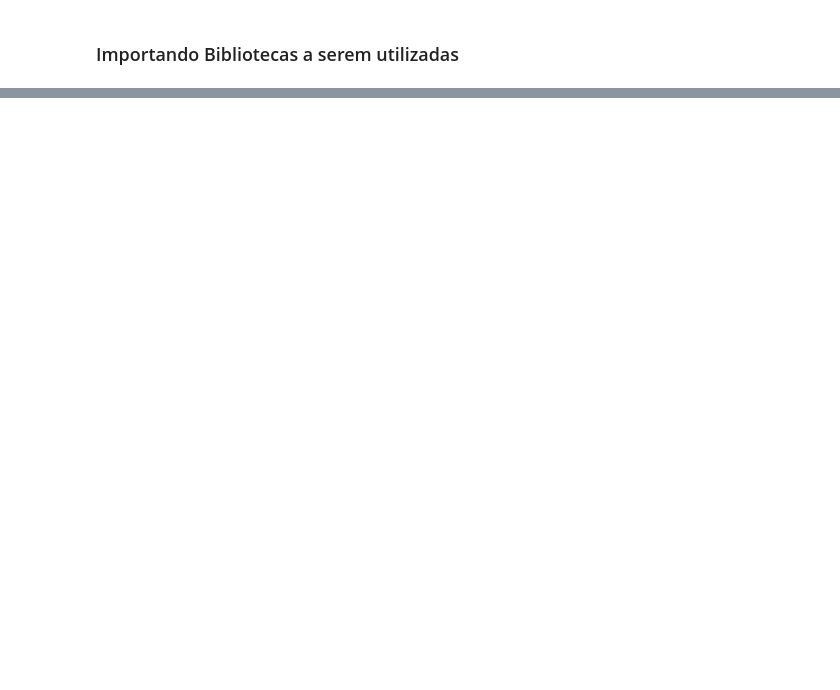
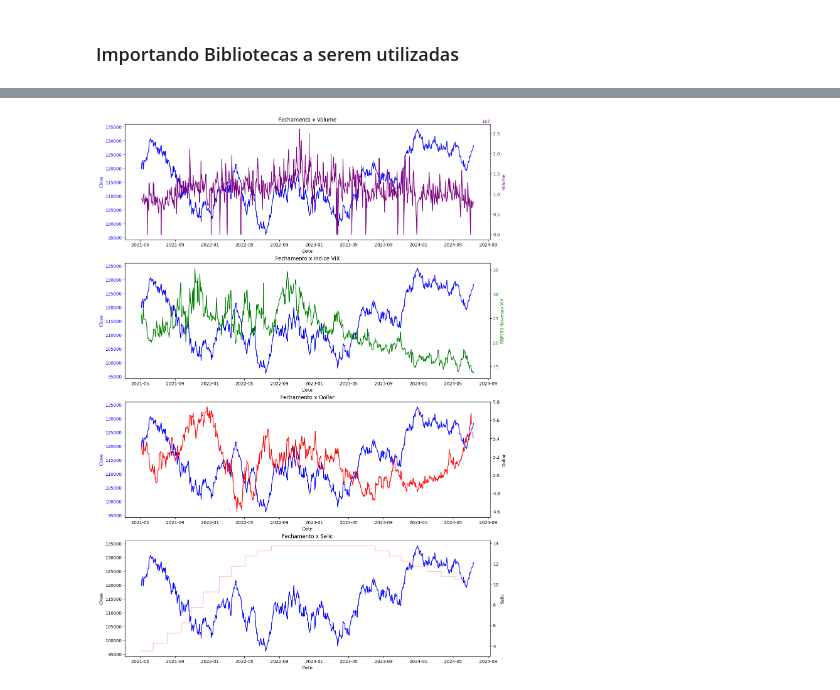
Before and after one commit to jeicianepaula/Tech-Challenge-2, a Jupyter notebook: TECH_CHALLENGE_2.ipynb, the cells around one changed output, grey strips where cells are left out. Drawn from its saved outputs; the diff is of its cells as text; code cells hidden in the pictures; blank space fills up the shorter version.

Commit message:
analise inicial do dados

```diff
--- a/TECH_CHALLENGE_2.ipynb
+++ b/TECH_CHALLENGE_2.ipynb
@@ -235,0 +66,5 @@ plt.show()
+# %%
+# Importando dados da taxa DOLAR
+usd_brl = yf.download('BRL=X', start= '2021-05-06', end='2024-07-12')
+usd_brl = usd_brl[['Close']].rename(columns={'Close':'Dollar'})
+usd_brl.head()
@@ -235,0 +87,12 @@ plt.show()
+# %%
+#Criando as tabelas
+#VIX
+df_ibov_vix = tabela_unica(df_origem, df_vix)
+
+#VIX + Selic
+df_ibov_selic = tabela_unica(df_ibov_vix, selic_df)
+
+#VIX + Selic + Dolar
+df_ibov = tabela_unica(df_ibov_selic, usd_brl)
+
+df_ibov.head()
@@ -235,0 +107,3 @@ plt.show()
+# %%
+#Fechamento vs as demais variáveis
+df_close = df_ibov[['Close', 'Volume', 'S&P/B3 Ibovespa VIX', 'selic', 'Dollar']]
@@ -235,0 +155,60 @@ plt.show()
+# %%
+fig, (ax1, ax2, ax3, ax4) = plt.subplots(4, 1, figsize = (15, 22))
+###Gráfico 3 Volume
+ax1.plot(df_close.index, df_close['Close'], color='blue', label='Close Price')
+ax1.set_xlabel('Date')
+ax1.set_ylabel('Close', color='blue')
+ax1.tick_params(axis='y', labelcolor='blue')
+
+# Volume
+ax5 = ax1.twinx()
+ax5.plot(df_close.index, df_close['Volume'], color='purple', label='Volume')
+ax5.set_ylabel('Volume', color='purple')
+ax5.tick_params(axis='y', labelcolor='purple')
+
+
+###Gráfico 3 vix
+ax2.plot(df_close.index, df_close['Close'], color='blue', label='Close Price')
+ax2.set_xlabel('Date')
+ax2.set_ylabel('Close', color='blue')
+ax2.tick_params(axis='y', labelcolor='blue')
+plt.title('Fechamento x Volume')
+
+# VIX
+ax5 = ax2.twinx()
+ax5.plot(df_close.index, df_close['S&P/B3 Ibovespa VIX'], color='green', label='HS&P/B3 Ibovespa VIX')
+ax5.set_ylabel('S&P/B3 Ibovespa VIX', color='green')
+ax5.tick_params(axis='y', labelcolor='green')
+plt.title('Fechamento x Indice VIX')
+
+###Gráfico 3 Dolar
+# Fechamento x vix
+ax3.plot(df_close.index, df_close['Close'], color='blue', label='Close Price')
+ax3.set_xlabel('Date')
+ax3.set_ylabel('Close', color='blue')
+ax3.tick_params(axis='y', labelcolor='blue')
+
+# Dollar
+ax5 = ax3.twinx()
+ax5.plot(df_close.index, df_close['Dollar'], color='red', label='Dollar')
+ax5.set_ylabel('Dollar', color='black')
+ax5.tick_params(axis='y', labelcolor='black')
+plt.title('Fechamento x Dollar')
+
+###Gráfico 4 Selic
+ax4.plot(df_close.index, df_close['Close'], color='blue', label='Close Price')
+ax4.set_xlabel('Date')
+ax4.set_ylabel('Close', color='black')
+ax4.tick_params(axis='y', labelcolor='black')
+
+# Volume
+ax5 = ax4.twinx()
+ax5.plot(df_close.index, df_close['selic'], color='pink', label='Selic')
+ax5.set_ylabel('Selic', color='black')
+ax5.tick_params(axis='y', labelcolor='black')
+plt.title('Fechamento x Selic')
+
+#fig.suptitle('Variáveis')
+plt.show()
+# %% [output]
+[figure, added]
```
Also changed, not shown: parts of 39 cells of this notebook, 1 other file.
